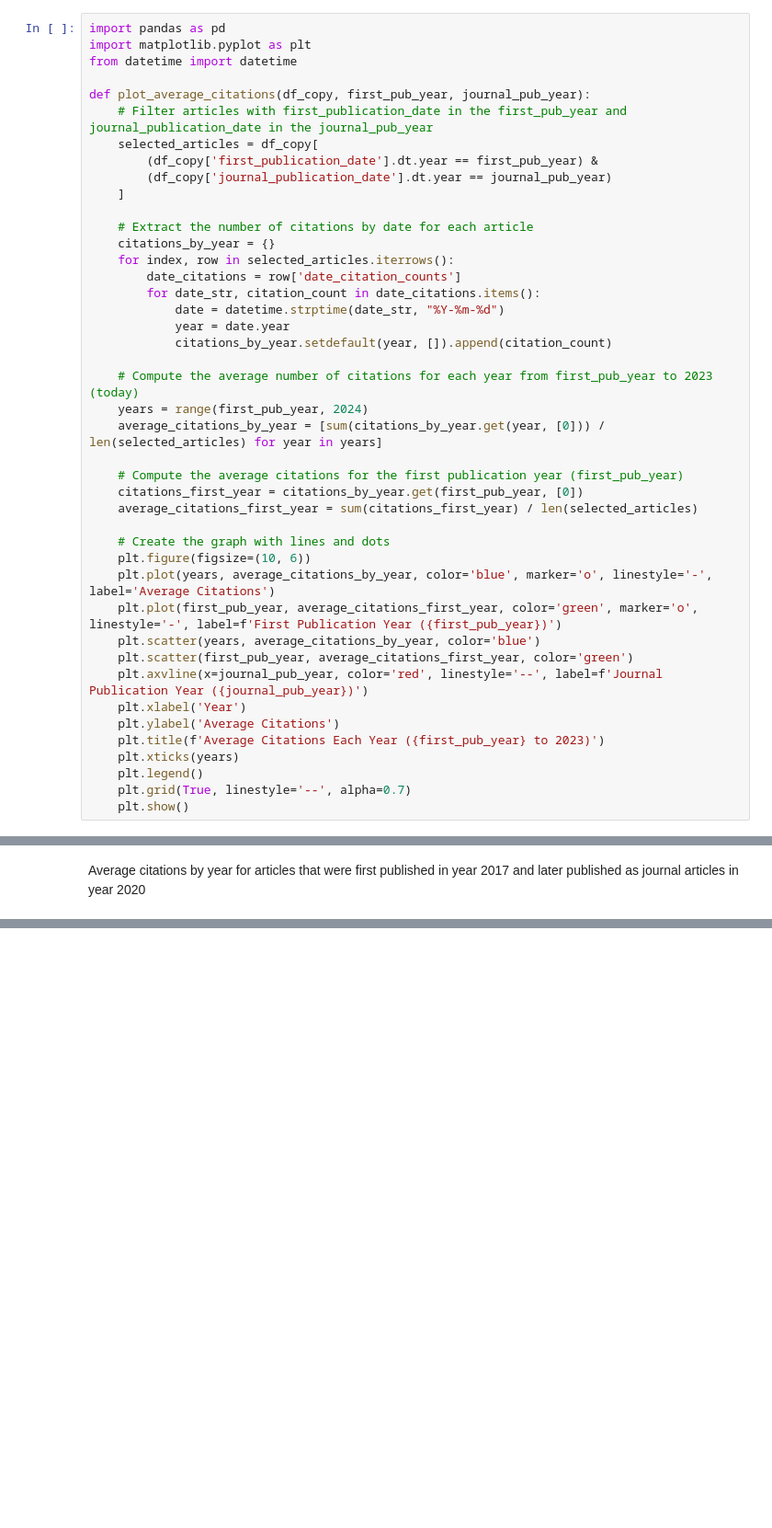
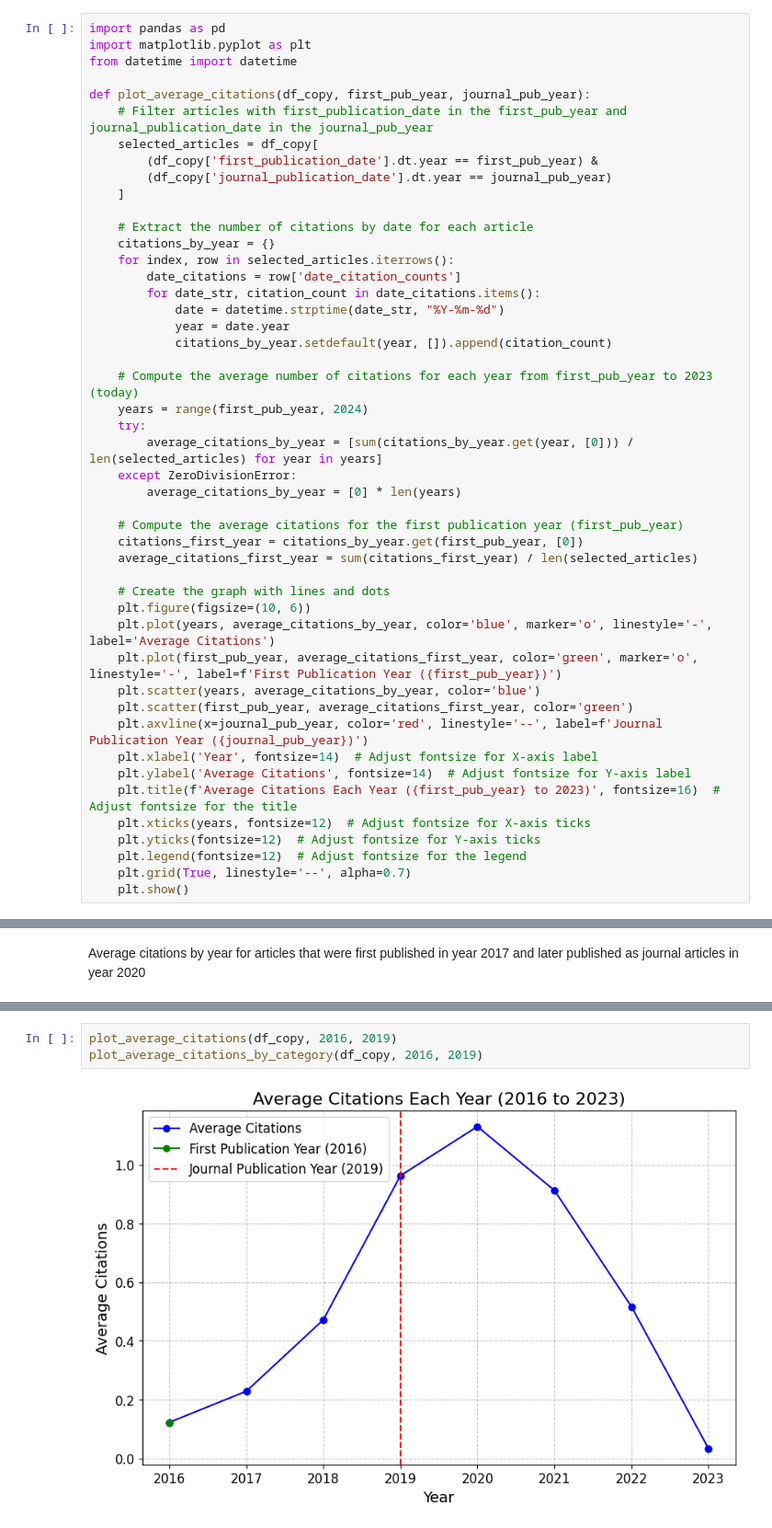
Before and after one commit to dudi709/big-data-journal-citations, a Jupyter notebook: Results_and_Visualizations.ipynb, the cells around one changed output, grey strips where cells are left out. Shown at 92% size. Saved outputs shown, nothing was run; the diff lists cells and outputs as text; blank space fills up the shorter version.

Commit message:
Update the citations over the years functions

```diff
--- a/Results_and_Visualizations.ipynb
+++ b/Results_and_Visualizations.ipynb
@@ -1075,7 +1075,10 @@ def plot_average_citations(df_copy, first_pub_year, journal_pub_year):
 
     # Compute the average number of citations for each year from first_pub_year to 2023 (today)
     years = range(first_pub_year, 2024)
-    average_citations_by_year = [sum(citations_by_year.get(year, [0])) / len(selected_articles) for year in years]
+    try:
+        average_citations_by_year = [sum(citations_by_year.get(year, [0])) / len(selected_articles) for year in years]
+    except ZeroDivisionError:
+        average_citations_by_year = [0] * len(years)
 
     # Compute the average citations for the first publication year (first_pub_year)
     citations_first_year = citations_by_year.get(first_pub_year, [0])
@@ -1088,11 +1091,12 @@ def plot_average_citations(df_copy, first_pub_year, journal_pub_year):
     plt.scatter(years, average_citations_by_year, color='blue')
     plt.scatter(first_pub_year, average_citations_first_year, color='green')
     plt.axvline(x=journal_pub_year, color='red', linestyle='--', label=f'Journal Publication Year ({journal_pub_year})')
-    plt.xlabel('Year')
-    plt.ylabel('Average Citations')
-    plt.title(f'Average Citations Each Year ({first_pub_year} to 2023)')
-    plt.xticks(years)
-    plt.legend()
+    plt.xlabel('Year', fontsize=14)  # Adjust fontsize for X-axis label
+    plt.ylabel('Average Citations', fontsize=14)  # Adjust fontsize for Y-axis label
+    plt.title(f'Average Citations Each Year ({first_pub_year} to 2023)', fontsize=16)  # Adjust fontsize for the title
+    plt.xticks(years, fontsize=12)  # Adjust fontsize for X-axis ticks
+    plt.yticks(fontsize=12)  # Adjust fontsize for Y-axis ticks
+    plt.legend(fontsize=12)  # Adjust fontsize for the legend
     plt.grid(True, linestyle='--', alpha=0.7)
     plt.show()
 # %% [markdown]
@@ -1161,0 +1216,5 @@ plot_average_citations_by_category(df_copy, 2017, 2020)
+# %%
+plot_average_citations(df_copy, 2016, 2019)
+plot_average_citations_by_category(df_copy, 2016, 2019)
+# %% [output]
+[figure, added]
```
Also changed, not shown: parts of 6 cells of this notebook.
